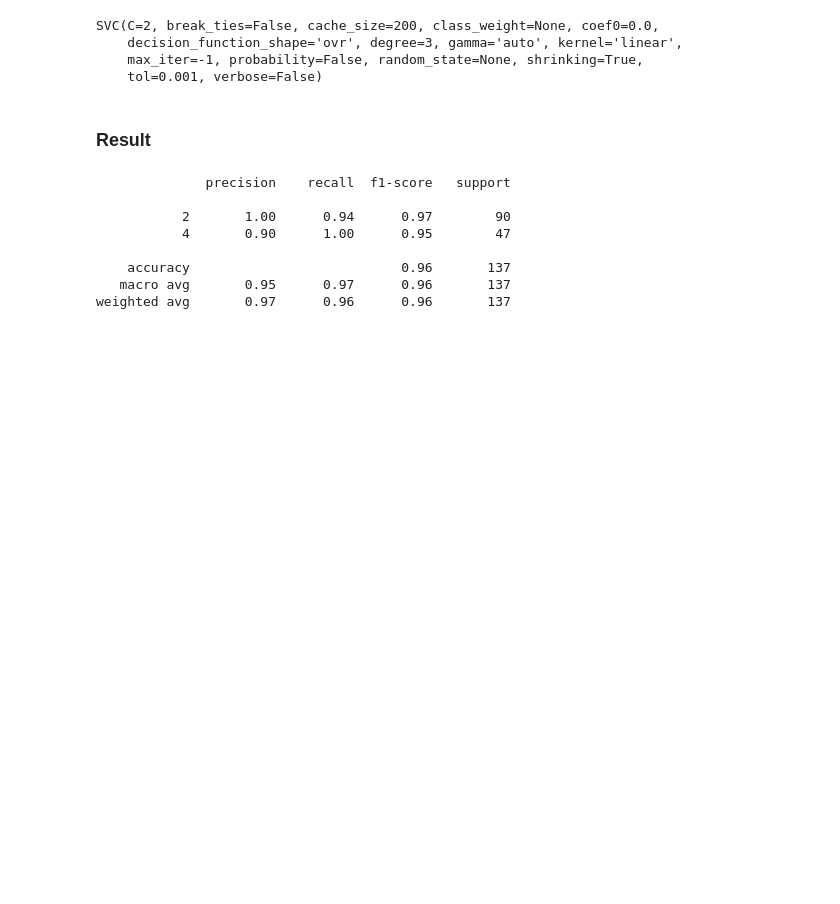
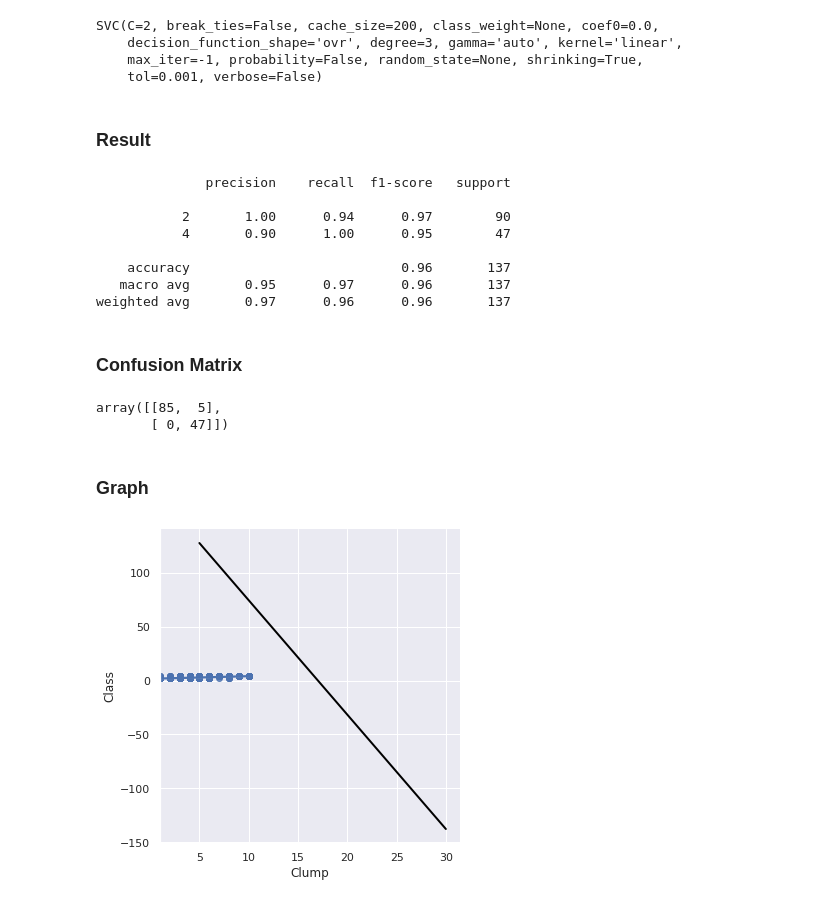
Before and after one commit to Vrushali9-collab/statsmodels-linear-regression, a Jupyter notebook: SVMDemo.ipynb, the cells around one changed output. Drawn from its saved outputs; the diff is of its cells as text; code cells hidden in the pictures; blank space fills up the shorter version.

```diff
--- a/SVMDemo.ipynb
+++ b/SVMDemo.ipynb
@@ -106,8 +150,8 @@ print(X_train.shape, X_test.shape, Y_train.shape, Y_test.shape)
 ### **Building the model**
 # %%
 from sklearn import svm
-Classifier=svm.SVC(kernel='linear',gamma='auto', C=2)
-Classifier.fit(X_train,Y_train)
+model=svm.SVC(kernel='linear',gamma='auto', C=2)
+model.fit(X_train,Y_train)
 # %% [output]
 SVC(C=2, break_ties=False, cache_size=200, class_weight=None, coef0=0.0,
     decision_function_shape='ovr', degree=3, gamma='auto', kernel='linear',
@@ -130,3 +174,33 @@ print(classification_report(Y_test,y_predict))
     accuracy                           0.96       137
    macro avg       0.95      0.97      0.96       137
 weighted avg       0.97      0.96      0.96       137
+# %% [markdown]
+### **Confusion Matrix**
+# %%
+from sklearn.metrics import confusion_matrix
+confusion_matrix(Y_test,y_predict)
+# %% [output]
+array([[85,  5],
+       [ 0, 47]])
+# %% [markdown]
+### **Graph**
+# %%
+
+# Create the hyperplane
+w = model.coef_[0]
+a = -w[0] / w[1]
+xx = np.linspace(5,30)
+yy = a * xx - (model.intercept_[0]) / w[1]
+
+
+# Plot the parallels to the separating hyperplane that pass through the support vectors
+b = model.support_vectors_[0]
+yy_down = a * xx + (b[1] - a * b[0])
+b = model.support_vectors_[-1]
+yy_up = a * xx + (b[1] - a * b[0])
+
+# Plot the hyperplane
+sns.lmplot('Clump','Class', data=df)
+plt.plot(xx, yy, linewidth=2, color='black')
+# %% [output]
+[figure, added]
```
Also changed, not shown: parts of 8 cells of this notebook.
